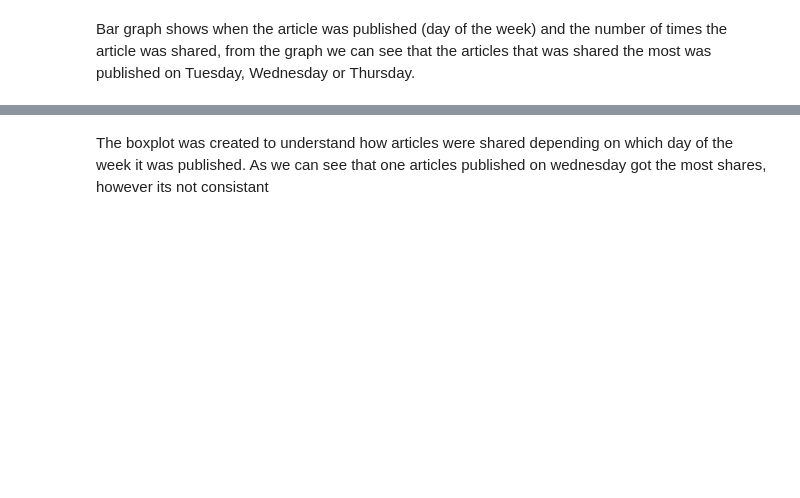
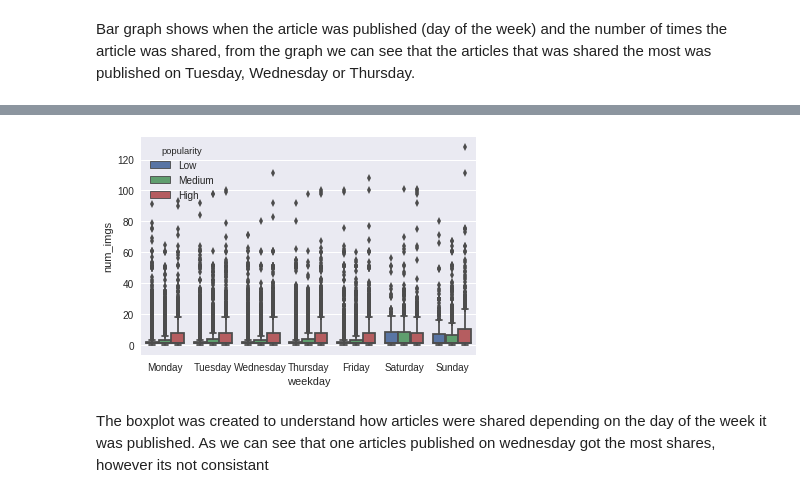
Before and after one commit to prolix-prose/MSDS7331-GroupProject, a Jupyter notebook: Data_Vis.ipynb, the cells around one changed output, grey strips where cells are left out. Drawn from its saved outputs; the diff is of its cells as text; code cells hidden in the pictures; blank space fills up the shorter version.

```diff
--- a/Data_Vis.ipynb
+++ b/Data_Vis.ipynb
@@ -120,2 +140,6 @@ df.boxplot(column='shares', by='weekday')
+# %%
+ax = sns.boxplot(x="weekday", y="num_imgs",hue="popularity",data=df_subset)
+# %% [output]
+[figure, added]
 # %% [markdown]
-The boxplot was created to understand how articles were shared depending on which day of the week it was published. As we can see that one articles published on wednesday got the most shares, however its not consistant
+The boxplot was created to understand how articles were shared depending on the day of the week it was published. As we can see that one articles published on wednesday got the most shares, however its not consistant
```
Also changed, not shown: parts of 16 cells of this notebook.
